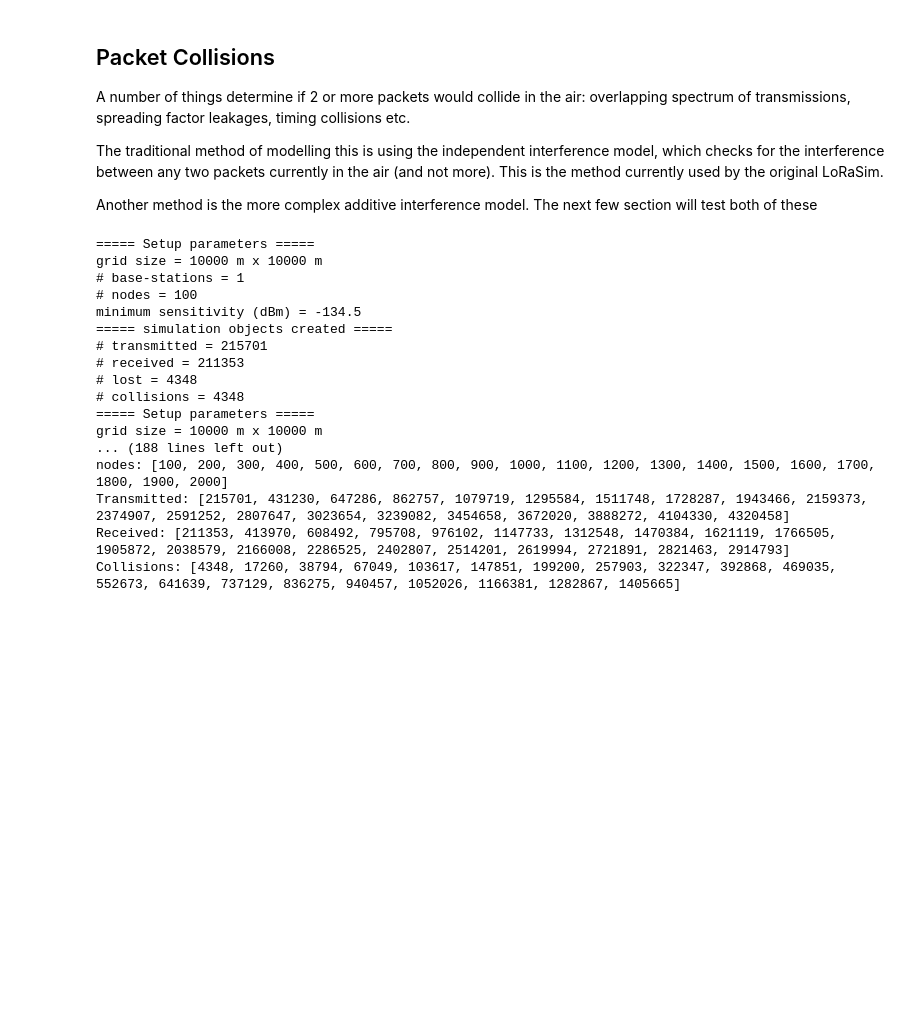
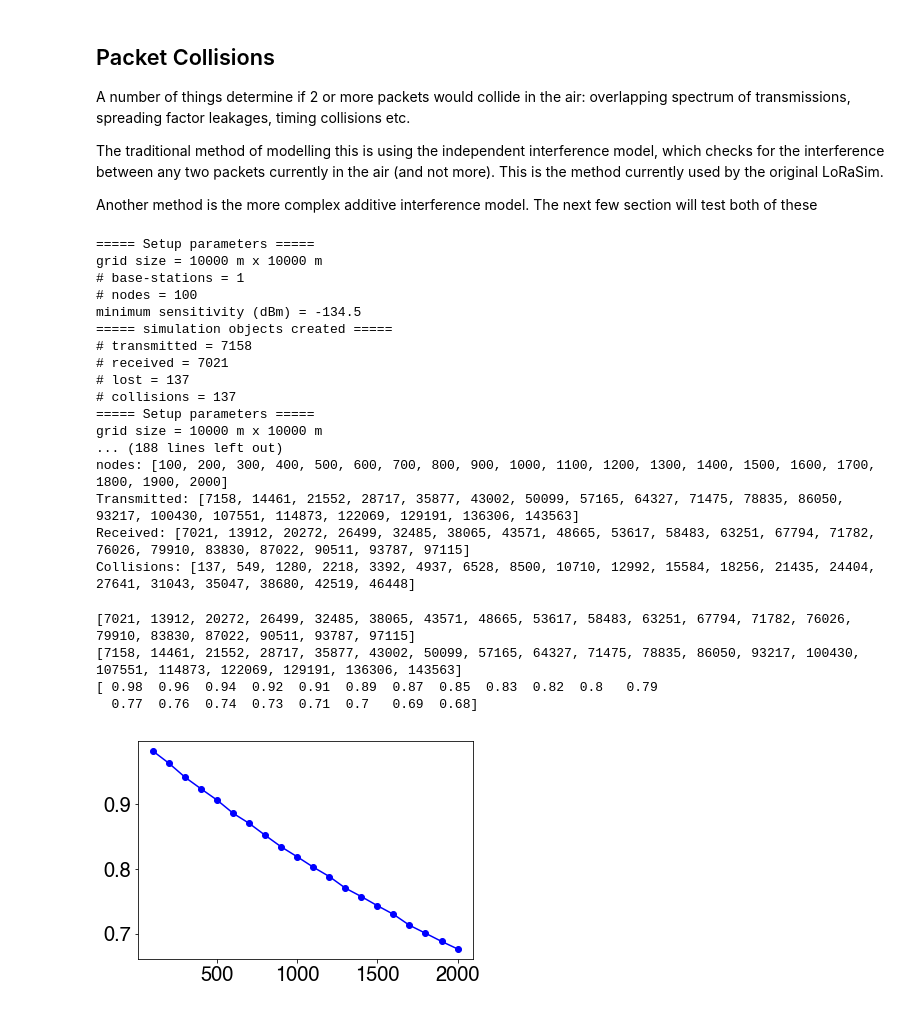
Before and after one commit to adwaitnd/lorasim, a Jupyter notebook: LoraSim-freq-hopping.ipynb, the cells around one changed output. Drawn from its saved outputs; the diff is of its cells as text; code cells hidden in the pictures; blank space fills up the shorter version.

```diff
--- a/LoraSim-freq-hopping.ipynb
+++ b/LoraSim-freq-hopping.ipynb
@@ -25,7 +25,7 @@ These values are derived from Utz's experiments
 ## Scaled down configuratons for testing purposes
 nrBS = 1
 avgSendTime = 1200000
-simtime = 30*24*3600*1000 # time in ms
+simtime = 24*3600*1000 # time in ms
 packetLength = 20 # in bytes
 
 maxNrNodes = 2000
@@ -434,8 +434,8 @@ class myNode():
         # this function currently returns fixed parameters
 #         freq = 902.3
         freq = self.hoppingSequence[0]
-        bw = bestBW
-        sf = bestSF
+        bw = 125
+        sf = 10
         cr = 1
         return freq, bw, sf, cr
 
@@ -665,33 +665,45 @@ grid size = 10000 m x 10000 m
 # nodes = 100
 minimum sensitivity (dBm) = -134.5
 ===== simulation objects created =====
-# transmitted = 215701
-# received = 211353
-# lost = 4348
-# collisions = 4348
+# transmitted = 7158
+# received = 7021
+# lost = 137
+# collisions = 137
 ===== Setup parameters =====
 grid size = 10000 m x 10000 m
 ... (188 lines left out)
 nodes: [100, 200, 300, 400, 500, 600, 700, 800, 900, 1000, 1100, 1200, 1300, 1400, 1500, 1600, 1700, 1800, 1900, 2000]
-Transmitted: [215701, 431230, 647286, 862757, 1079719, 1295584, 1511748, 1728287, 1943466, 2159373, 2374907, 2591252, 2807647, 3023654, 3239082, 3454658, 3672020, 3888272, 4104330, 4320458]
-Received: [211353, 413970, 608492, 795708, 976102, 1147733, 1312548, 1470384, 1621119, 1766505, 1905872, 2038579, 2166008, 2286525, 2402807, 2514201, 2619994, 2721891, 2821463, 2914793]
-Collisions: [4348, 17260, 38794, 67049, 103617, 147851, 199200, 257903, 322347, 392868, 469035, 552673, 641639, 737129, 836275, 940457, 1052026, 1166381, 1282867, 1405665]
+Transmitted: [7158, 14461, 21552, 28717, 35877, 43002, 50099, 57165, 64327, 71475, 78835, 86050, 93217, 100430, 107551, 114873, 122069, 129191, 136306, 143563]
+Received: [7021, 13912, 20272, 26499, 32485, 38065, 43571, 48665, 53617, 58483, 63251, 67794, 71782, 76026, 79910, 83830, 87022, 90511, 93787, 97115]
+Collisions: [137, 549, 1280, 2218, 3392, 4937, 6528, 8500, 10710, 12992, 15584, 18256, 21435, 24404, 27641, 31043, 35047, 38680, 42519, 46448]
 # %%
+
+# data = np.load("sensys_tests/IIM_SF10_BW125_P30_hopping.npy")
+
+# simSetting = data[:,0]
+# totalTransmitted = data[:,1]
+# totalReceived = data[:,2]
 
 def plotIIMPacketReception():
 
-#     print totalReceived
-#     print totalTransmitted
+    print totalReceived
+    print totalTransmitted
 
-#     print np.divide(np.array(totalReceived, dtype=float), np.array(totalTransmitted, dtype=float))
+    print np.divide(np.array(totalReceived, dtype=float), np.array(totalTransmitted, dtype=float))
 
     iimDerPlot = plt.figure()
     plt.plot(simSetting, np.divide(np.array(totalReceived, dtype=float), np.array(totalTransmitted, dtype=float)), 'bo-')
 #     plt.plot(simSetting, np.divide(np.array(totalCollided, dtype=float), np.array(totalTransmitted, dtype=float)), 'ro-')
     plt.show()
 
 plotIIMPacketReception()
 
-iimResults =  np.column_stack((np.array(simSetting), np.array(totalTransmitted), np.array(totalReceived)))
+# iimResults =  np.column_stack((np.array(simSetting), np.array(totalTransmitted), np.array(totalReceived)))
 
-np.save("sensys_tests/IIM_SF10_BW125_P30_hopping",iimResults)
+# np.save("sensys_tests/IIM_SF10_BW125_P30_hopping",iimResults)
+# %% [output]
+[7021, 13912, 20272, 26499, 32485, 38065, 43571, 48665, 53617, 58483, 63251, 67794, 71782, 76026, 79910, 83830, 87022, 90511, 93787, 97115]
+[7158, 14461, 21552, 28717, 35877, 43002, 50099, 57165, 64327, 71475, 78835, 86050, 93217, 100430, 107551, 114873, 122069, 129191, 136306, 143563]
+[ 0.98  0.96  0.94  0.92  0.91  0.89  0.87  0.85  0.83  0.82  0.8   0.79
+  0.77  0.76  0.74  0.73  0.71  0.7   0.69  0.68]
+[figure, added]
```
Also changed, not shown: parts of 2 cells of this notebook, 2 other files.
